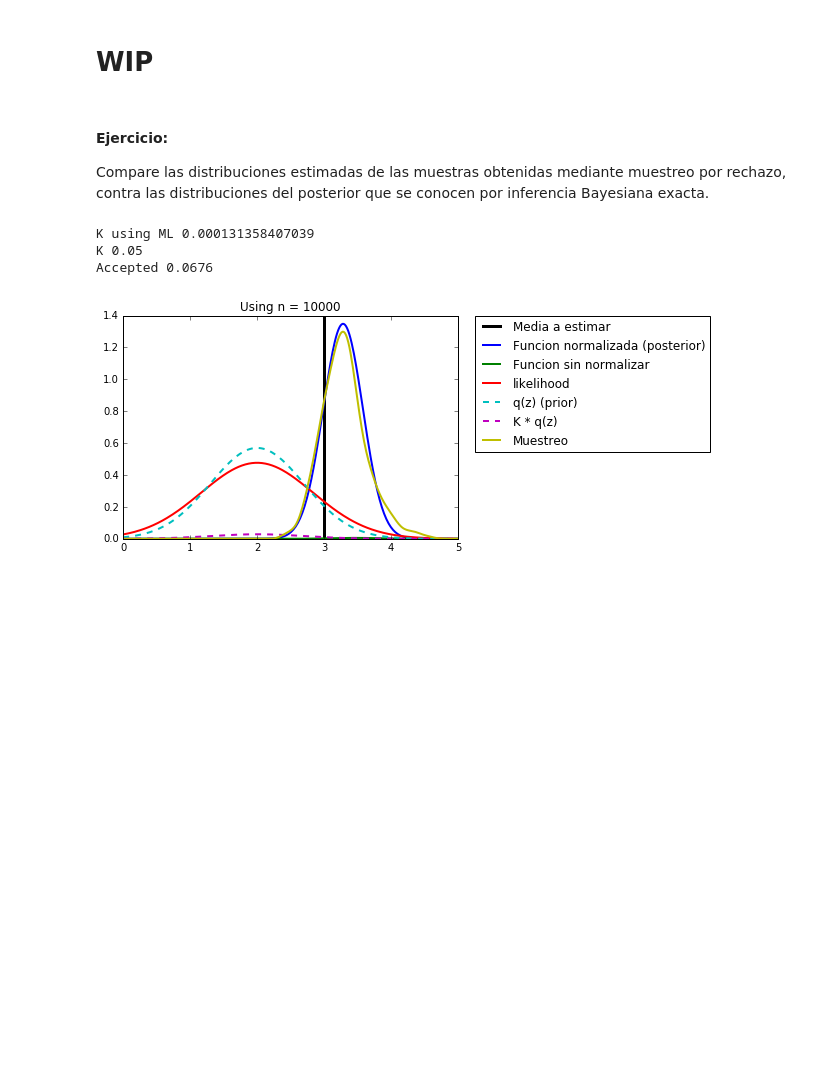
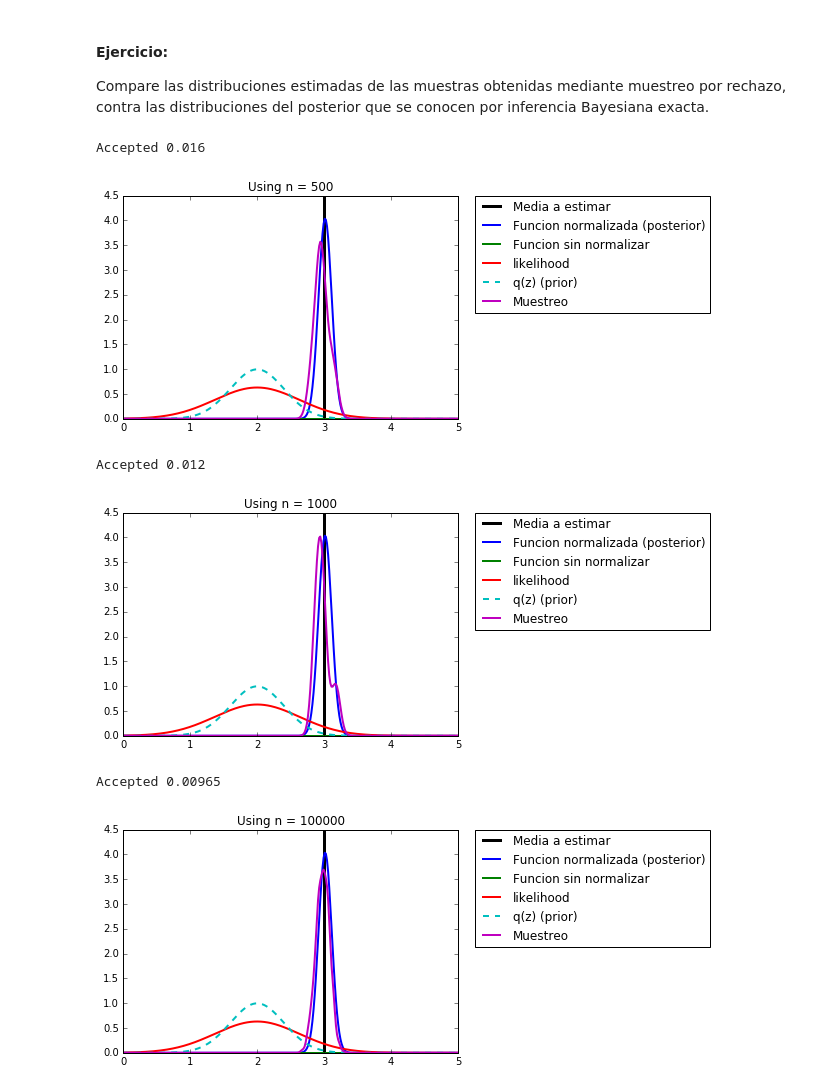
Before and after one commit to pin3da/estimation-theory, a Jupyter notebook: class/Rejection sampling - bayesian application.ipynb, the cells around one changed output. Cells and saved outputs as stored; diff of their text form; code cells hidden in the pictures; blank space fills up the shorter version.

```diff
--- a/class/Rejection sampling - bayesian application.ipynb
+++ b/class/Rejection sampling - bayesian application.ipynb
@@ -1,5 +1,3 @@
-# %% [markdown]
-# WIP
 # %%
 %matplotlib inline
 import numpy as np
@@ -19,11 +17,11 @@ conocen por inferencia Bayesiana exacta.
 mu = 3
 var = 0.5
 sig = np.sqrt(var)
-N = 5
+N = 50
 y = rd.normal(mu, sig, N)
 
 mu0 = 2
-sig0 = 0.7
+sig0 = 0.4
 
 # Estimation of mean with knonw variance
 # Use a gaussian conjugate prior
@@ -38,22 +36,23 @@ muk, sigk = posterior(mu0, sig0, var, y, len(y))
 
 def fun(mu, sigu):
     N = len(y)
-    a = 1.0 /((2.0 * np.pi * sigu) ** (N / 2.0))
+    a = 1.0 / ((2.0 * np.pi * sigu) ** (N / 2.0))
     b = -np.sum((y - mu) ** 2) / (2.0 * sigu)
     c = a * np.exp(b)
     return c
+
+fun_vec = np.vectorize(fun)
 
 def comp_k(y):
     # Params given by maximum likelihood
     N = len(y)
     muML = np.sum(y) / N
-    sigML = var / N
-    return fun(muML, sigML)
+    return fun(muML, var)
 
 
-k = comp_k(y)
-print ("K using ML", k)
-k = 0.05
+# k = comp_k(y)
+# print ("K using ML", k)
+# k = 0.05
 
 def q(z):
     return norm.pdf(z, mu0, sig0)
@@ -62,56 +61,60 @@ def draw_q(n):
     return rd.normal(mu0, sig0, size=n)
 
 def pt(z):
-    return fun_vec(z, sig)
+    return fun_vec(z, sig) * q(z)
 
 def likelihood(z):
     return norm.pdf(z, mu0, np.sqrt(sig0))
 
 
-def uni(z0):
-    return rd.uniform(0, k * q(z0))
+def uni(N):
+    return rd.uniform(0, 1, size=N)
 
-vec_uni = np.vectorize(uni)
+# vec_uni = np.vectorize(uni)
 
 def reject(N):
     samples = draw_q(N)
-    u = vec_uni(samples)
-    prob = pt(np.array(samples))
+    u = uni(N)
+    s = np.array(samples)
+    muML = np.sum(y) / len(y)
+    prob = fun_vec(s, var) / fun_vec(muML, var)
     valid = []
     for i in range(N):
         if (u[i] <= prob[i]):
             valid.append(samples[i])
     print ('Accepted', len(valid) / float(N))
     return valid
 
 def esti2(N):
     samples = reject(N)
     return stats.gaussian_kde(samples)
 
 
 x = np.linspace(0, 5, 300)
 
-Nexp = [10000]
+Nexp = [500, 1000, 100000]
 def pz(z): # Posterior
     return norm.pdf(z, muk, np.sqrt(sigk))
 
-print ('K', k)
+# print ('K', k)
 for n in Nexp:
     plt.axvline(x=mu, color='k' ,label='Media a estimar', linewidth=3)
     # plt.plot(x, norm.pdf(x, mu, sig), label = 'Funcion datos reales')
     plt.plot(x, pz(x), label='Funcion normalizada (posterior)', linewidth=2)
     plt.plot(x, pt(x), label='Funcion sin normalizar', lw=2)
     plt.plot(x, likelihood(x), label='likelihood', lw=2)
     plt.plot(x, q(x), '--',label='q(z) (prior)', lw=2)
-    plt.plot(x, k * q(x), '--',label='K * q(z)', lw=2)
+    # plt.plot(x, k * q(x), '--',label='K * q(z)', lw=2)
     kernel = esti2(n)
-    y = kernel(x)
-    plt.plot(x, y, label='Muestreo', lw=2)
+    sampling = kernel(x)
+    plt.plot(x, sampling, label='Muestreo', lw=2)
     plt.title("Using n = %d" % (n))
     plt.legend(bbox_to_anchor=(1.05, 1), loc=2, borderaxespad=0.)
     plt.show()
 # %% [output]
-K using ML 0.000131358407039
-K 0.05
-Accepted 0.0676
+Accepted 0.016
-[figure, old version]
+[figure, new version]
+Accepted 0.012
+[figure, added]
+Accepted 0.00965
+[figure, added]
```
Also changed, not shown: 4 other files.
